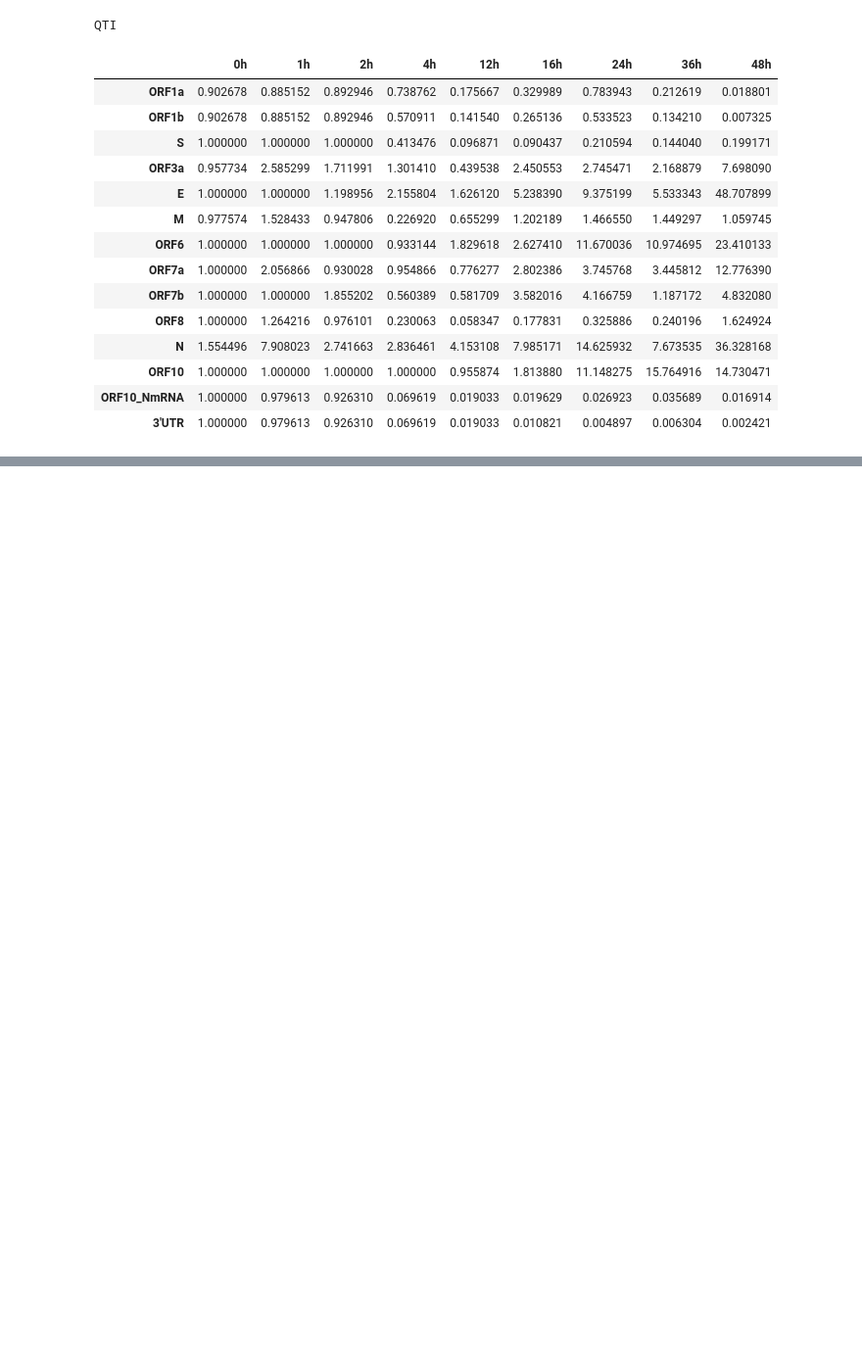
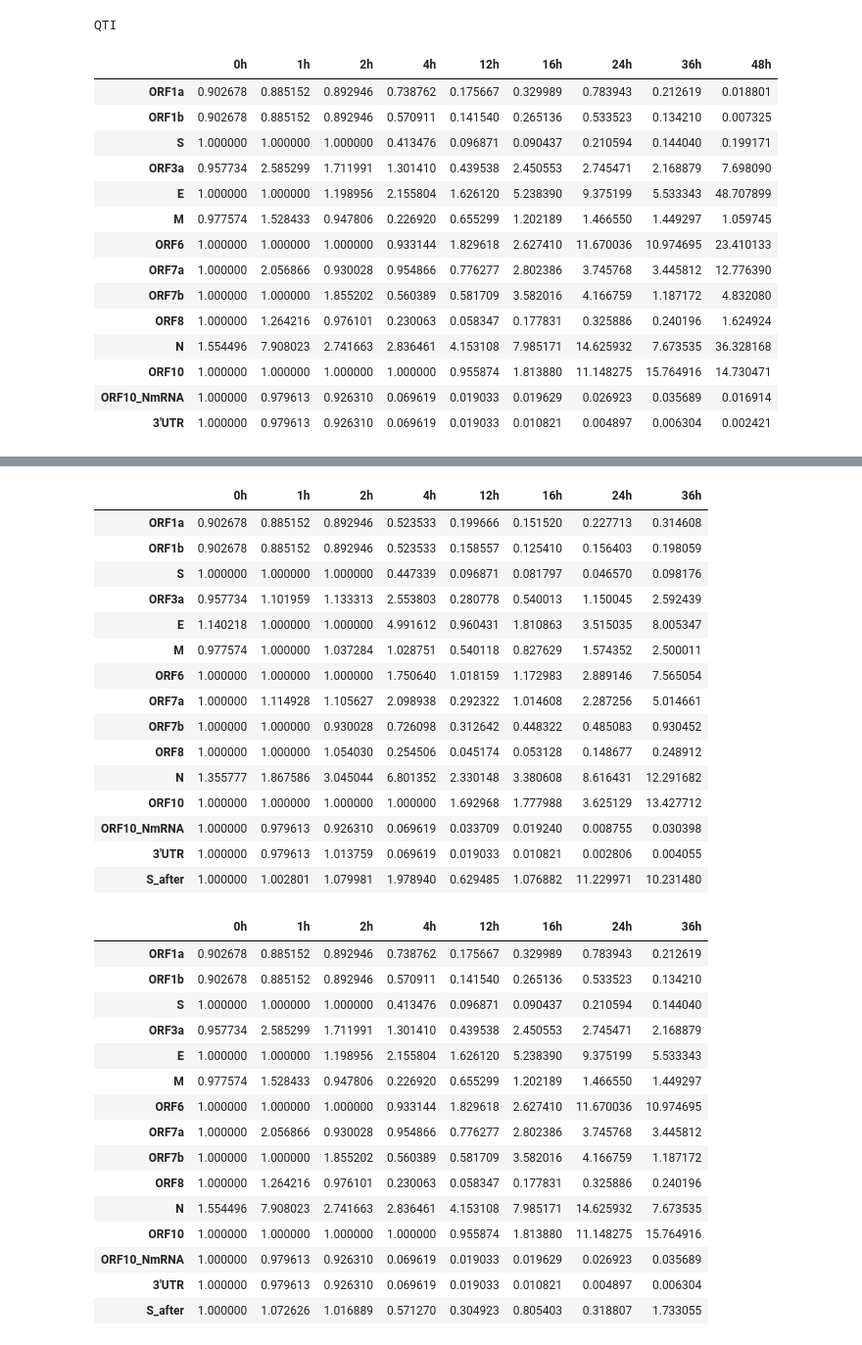
Before and after one commit to DoyeonKim-BI/Kimetal_SARSCOV2translatome, a Jupyter notebook: codes/Kimetal_analysis_SARSCOV2part.ipynb, the cells around one changed output, grey strips where cells are left out. Shown at 98% size. Cells and saved outputs as stored; diff of their text form; code cells hidden in the pictures; blank space fills up the shorter version.

```diff
--- a/codes/Kimetal_analysis_SARSCOV2part.ipynb
+++ b/codes/Kimetal_analysis_SARSCOV2part.ipynb
@@ -1949,5 +1266,0 @@ def calc_barplot_cmp_annot_exp(sample_prefix='RPF', hpi_list = ['48h','48hCaco2'
-# %%
-for sample_prefix in ['RPF','QTI']:
-    calc_barplot_cmp_annot_exp(sample_prefix=sample_prefix, hpi_list = ['48h','48hCaco2'], label_list=['Calu-3','Caco-2'],
-                        hatch_list=['','///'],ylim=(0,5),rotation_x=90,
-                               OutFigname = f'Fig3_barplots/FigR_{sample_prefix}48h_annotORFs_cmp.pdf')
@@ -4702,0 +2048,58 @@ print(ftn2(1,2))
+# %%
+def calc_plot_timecourse_TE_TISL_S(InF_mRNA, InF_RPF, OutF_TE, hpi_list = [], OutFigname=''):
+    calc_timecourse_TE(InF_mRNA, InF_RPF, OutF_TE, hpi_list = hpi_list, psc = 1.0)
+
+    TE_df = pd.read_csv(RESULTDIR %(OutF_TE), sep = '\t', index_col=0)
+    plot_timecourse_exp(TE_df, hpi_list=hpi_list, log10=True,ylim=(-1.5,1.5), psc = 0.0, grey_exceptS=True,
+                        OutFigname=OutFigname)
+
+    return None
+# %%
+'''Fig.3g, SFig.4e (right): RPF, QTI TE with TISL_S'''
+tmp_hpi_list = ['%dh' %i for i in [0,1,2,4,12,16,24,36]]
+
+tmp_sample_prefix = 'RPF'
+calc_plot_timecourse_TE_TISL_S('mRNA_quantification.tsv',
+                               f'{tmp_sample_prefix}_quantification_TISL_S.tsv',
+                               f'TE_{tmp_sample_prefix}_quantification_TISL_S.tsv',
+                               hpi_list = tmp_hpi_list,
+                               OutFigname= f'Fig3g_TE_{tmp_sample_prefix}_TISL_S.pdf')
+tmp_sample_prefix = 'QTI'
+calc_plot_timecourse_TE_TISL_S('mRNA_quantification.tsv',
+                               f'{tmp_sample_prefix}_quantification_TISL_S.tsv',
+                               f'TE_{tmp_sample_prefix}_quantification_TISL_S.tsv',
+                               hpi_list = tmp_hpi_list,
+                               OutFigname= f'SFig4e_TE_{tmp_sample_prefix}_TISL_S.pdf')
+# %% [output]
+|  | 0h | 1h | 2h | 4h | 12h | 16h | 24h | 36h |
+| ORF1a | 0.902678 | 0.885152 | 0.892946 | 0.523533 | 0.199666 | 0.151520 | 0.227713 | 0.314608 |
+| ORF1b | 0.902678 | 0.885152 | 0.892946 | 0.523533 | 0.158557 | 0.125410 | 0.156403 | 0.198059 |
+| S | 1.000000 | 1.000000 | 1.000000 | 0.447339 | 0.096871 | 0.081797 | 0.046570 | 0.098176 |
+| ORF3a | 0.957734 | 1.101959 | 1.133313 | 2.553803 | 0.280778 | 0.540013 | 1.150045 | 2.592439 |
+| E | 1.140218 | 1.000000 | 1.000000 | 4.991612 | 0.960431 | 1.810863 | 3.515035 | 8.005347 |
+| M | 0.977574 | 1.000000 | 1.037284 | 1.028751 | 0.540118 | 0.827629 | 1.574352 | 2.500011 |
+| ORF6 | 1.000000 | 1.000000 | 1.000000 | 1.750640 | 1.018159 | 1.172983 | 2.889146 | 7.565054 |
+| ORF7a | 1.000000 | 1.114928 | 1.105627 | 2.098938 | 0.292322 | 1.014608 | 2.287256 | 5.014661 |
+| ORF7b | 1.000000 | 1.000000 | 0.930028 | 0.726098 | 0.312642 | 0.448322 | 0.485083 | 0.930452 |
+| ORF8 | 1.000000 | 1.000000 | 1.054030 | 0.254506 | 0.045174 | 0.053128 | 0.148677 | 0.248912 |
+| N | 1.355777 | 1.867586 | 3.045044 | 6.801352 | 2.330148 | 3.380608 | 8.616431 | 12.291682 |
+| ORF10 | 1.000000 | 1.000000 | 1.000000 | 1.000000 | 1.692968 | 1.777988 | 3.625129 | 13.427712 |
+| ORF10_NmRNA | 1.000000 | 0.979613 | 0.926310 | 0.069619 | 0.033709 | 0.019240 | 0.008755 | 0.030398 |
+| 3'UTR | 1.000000 | 0.979613 | 1.013759 | 0.069619 | 0.019033 | 0.010821 | 0.002806 | 0.004055 |
+| S_after | 1.000000 | 1.002801 | 1.079981 | 1.978940 | 0.629485 | 1.076882 | 11.229971 | 10.231480 |
+|  | 0h | 1h | 2h | 4h | 12h | 16h | 24h | 36h |
+| ORF1a | 0.902678 | 0.885152 | 0.892946 | 0.738762 | 0.175667 | 0.329989 | 0.783943 | 0.212619 |
+| ORF1b | 0.902678 | 0.885152 | 0.892946 | 0.570911 | 0.141540 | 0.265136 | 0.533523 | 0.134210 |
+| S | 1.000000 | 1.000000 | 1.000000 | 0.413476 | 0.096871 | 0.090437 | 0.210594 | 0.144040 |
+| ORF3a | 0.957734 | 2.585299 | 1.711991 | 1.301410 | 0.439538 | 2.450553 | 2.745471 | 2.168879 |
+| E | 1.000000 | 1.000000 | 1.198956 | 2.155804 | 1.626120 | 5.238390 | 9.375199 | 5.533343 |
+| M | 0.977574 | 1.528433 | 0.947806 | 0.226920 | 0.655299 | 1.202189 | 1.466550 | 1.449297 |
+| ORF6 | 1.000000 | 1.000000 | 1.000000 | 0.933144 | 1.829618 | 2.627410 | 11.670036 | 10.974695 |
+| ORF7a | 1.000000 | 2.056866 | 0.930028 | 0.954866 | 0.776277 | 2.802386 | 3.745768 | 3.445812 |
+| ORF7b | 1.000000 | 1.000000 | 1.855202 | 0.560389 | 0.581709 | 3.582016 | 4.166759 | 1.187172 |
+| ORF8 | 1.000000 | 1.264216 | 0.976101 | 0.230063 | 0.058347 | 0.177831 | 0.325886 | 0.240196 |
+| N | 1.554496 | 7.908023 | 2.741663 | 2.836461 | 4.153108 | 7.985171 | 14.625932 | 7.673535 |
+| ORF10 | 1.000000 | 1.000000 | 1.000000 | 1.000000 | 0.955874 | 1.813880 | 11.148275 | 15.764916 |
+| ORF10_NmRNA | 1.000000 | 0.979613 | 0.926310 | 0.069619 | 0.019033 | 0.019629 | 0.026923 | 0.035689 |
+| 3'UTR | 1.000000 | 0.979613 | 0.926310 | 0.069619 | 0.019033 | 0.010821 | 0.004897 | 0.006304 |
+| S_after | 1.000000 | 1.072626 | 1.016889 | 0.571270 | 0.304923 | 0.805403 | 0.318807 | 1.733055 |
```
Also changed, not shown: parts of 128 cells of this notebook.
